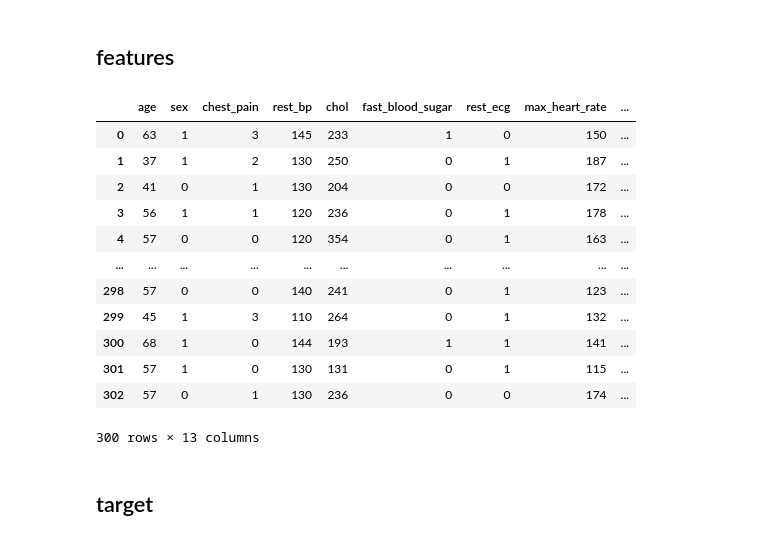
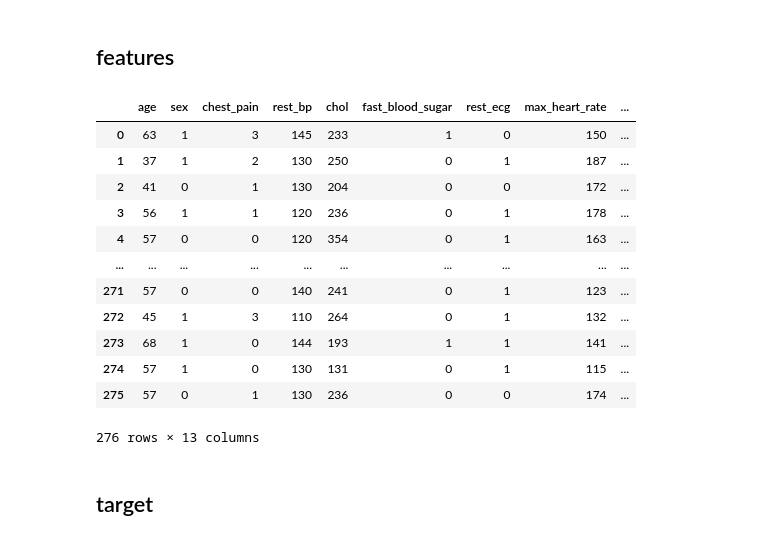
Before and after one commit to rhmnnmhmd/Heart-Attack-Predictor, a Jupyter notebook: heart_attack_prediction.ipynb, the cells around one changed output. Cells and saved outputs as stored; diff of their text form; code cells hidden in the pictures.

```diff
--- a/heart_attack_prediction.ipynb
+++ b/heart_attack_prediction.ipynb
@@ -208,7 +241,7 @@ df['thall'].value_counts()
 Name: thall, dtype: int64
 # %%
 # drop the two rows with 'thall' = 0
-df = df.loc[df['thall']!=0]
+df = df.loc[df['thall']!=0].reset_index(drop=True)
 df
 # %% [output]
 |  | age | sex | chest_pain | rest_bp | chol | fast_blood_sugar | rest_ecg | max_heart_rate | ... |
@@ -227,5 +260,4 @@ df
 # %% [markdown]
 ## numerical features
 # %%
-df_num = df[['age', 'rest_bp', 'chol', 'max_heart_rate', 'oldpeak']]
-df_num
+numerical_columns = ['age', 'rest_bp', 'chol', 'max_heart_rate', 'oldpeak']
@@ -259,9 +277,7 @@ plt.show()
 # %% [markdown]
 ### remove outliers (the dots/circles in the above boxplots)
 # %%
-columns = df_num.columns[1: ]
-
-for i, col in enumerate(columns):
+for i, col in enumerate(numerical_columns):
     q1 = np.quantile(df[col], 0.25)
     q3 = np.quantile(df[col], 0.75)
     iqr = q3 - q1
@@ -284,0 +287,3 @@ df.describe()
+# %%
+df = df.reset_index(drop=True)
+df
@@ -350,22 +366,22 @@ cramersVMatrix(df_cat, cat_cols)
 # %% [markdown]
 ## features
 # %%
-X = df.drop('output', axis=1)
+X = df.drop(columns='output')
 X
 # %% [output]
 |  | age | sex | chest_pain | rest_bp | chol | fast_blood_sugar | rest_ecg | max_heart_rate | ... |
 | 0 | 63 | 1 | 3 | 145 | 233 | 1 | 0 | 150 | ... |
 | 1 | 37 | 1 | 2 | 130 | 250 | 0 | 1 | 187 | ... |
 | 2 | 41 | 0 | 1 | 130 | 204 | 0 | 0 | 172 | ... |
 | 3 | 56 | 1 | 1 | 120 | 236 | 0 | 1 | 178 | ... |
 | 4 | 57 | 0 | 0 | 120 | 354 | 0 | 1 | 163 | ... |
 | ... | ... | ... | ... | ... | ... | ... | ... | ... | ... |
-| 298 | 57 | 0 | 0 | 140 | 241 | 0 | 1 | 123 | ... |
-| 299 | 45 | 1 | 3 | 110 | 264 | 0 | 1 | 132 | ... |
-| 300 | 68 | 1 | 0 | 144 | 193 | 1 | 1 | 141 | ... |
-| 301 | 57 | 1 | 0 | 130 | 131 | 0 | 1 | 115 | ... |
-| 302 | 57 | 0 | 1 | 130 | 236 | 0 | 0 | 174 | ... |
+| 271 | 57 | 0 | 0 | 140 | 241 | 0 | 1 | 123 | ... |
+| 272 | 45 | 1 | 3 | 110 | 264 | 0 | 1 | 132 | ... |
+| 273 | 68 | 1 | 0 | 144 | 193 | 1 | 1 | 141 | ... |
+| 274 | 57 | 1 | 0 | 130 | 131 | 0 | 1 | 115 | ... |
+| 275 | 57 | 0 | 1 | 130 | 236 | 0 | 0 | 174 | ... |
-300 rows × 13 columns
+276 rows × 13 columns
 # %% [markdown]
 ## target
 # %%
```
Also changed, not shown: parts of 24 cells of this notebook.
